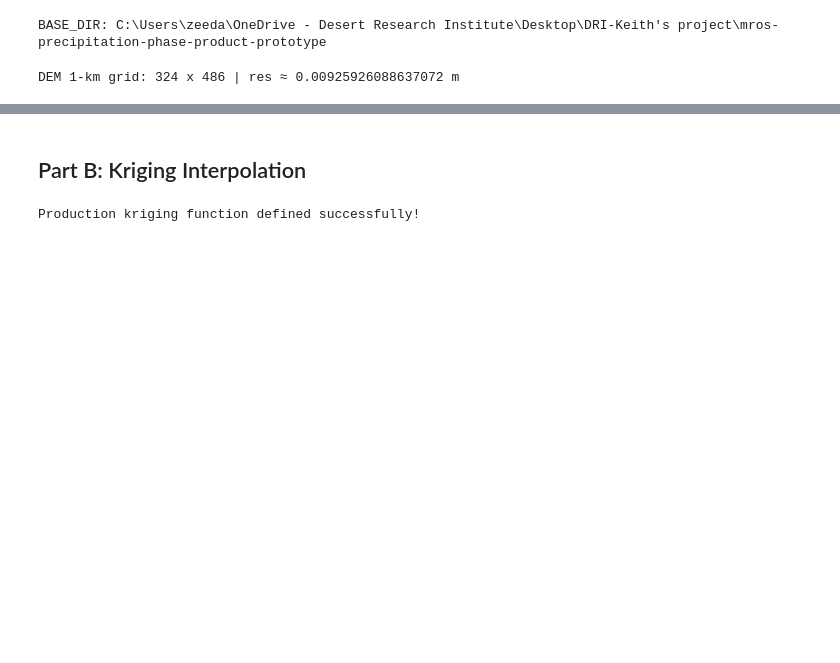
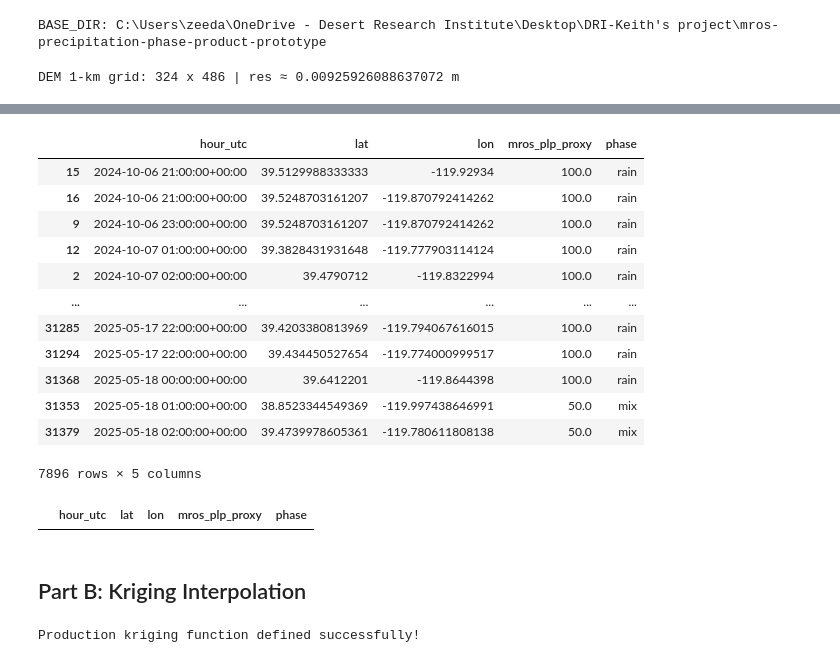
Before and after one commit to emmaaagolub/MRoS-phase-prediction, a Jupyter notebook: Scripts/data_assim_Krigging_hourly.ipynb, the cells around one changed output, grey strips where cells are left out. Drawn from its saved outputs; the diff is of its cells as text; code cells hidden in the pictures; blank space fills up the shorter version.

```diff
--- a/Scripts/data_assim_Krigging_hourly.ipynb
+++ b/Scripts/data_assim_Krigging_hourly.ipynb
@@ -152,0 +245,16 @@ mros     = pd.read_parquet(r"../outputs/hourly_pipeline/mros_hourly.parquet")
+# %%
+mros
+# %% [output]
+|  | hour_utc | lat | lon | mros_plp_proxy | phase |
+| 15 | 2024-10-06 21:00:00+00:00 | 39.5129988333333 | -119.92934 | 100.0 | rain |
+| 16 | 2024-10-06 21:00:00+00:00 | 39.5248703161207 | -119.870792414262 | 100.0 | rain |
+| 9 | 2024-10-06 23:00:00+00:00 | 39.5248703161207 | -119.870792414262 | 100.0 | rain |
+| 12 | 2024-10-07 01:00:00+00:00 | 39.3828431931648 | -119.777903114124 | 100.0 | rain |
+| 2 | 2024-10-07 02:00:00+00:00 | 39.4790712 | -119.8322994 | 100.0 | rain |
+| ... | ... | ... | ... | ... | ... |
+| 31285 | 2025-05-17 22:00:00+00:00 | 39.4203380813969 | -119.794067616015 | 100.0 | rain |
+| 31294 | 2025-05-17 22:00:00+00:00 | 39.434450527654 | -119.774000999517 | 100.0 | rain |
+| 31368 | 2025-05-18 00:00:00+00:00 | 39.6412201 | -119.8644398 | 100.0 | rain |
+| 31353 | 2025-05-18 01:00:00+00:00 | 38.8523344549369 | -119.997438646991 | 50.0 | mix |
+| 31379 | 2025-05-18 02:00:00+00:00 | 39.4739978605361 | -119.780611808138 | 50.0 | mix |
+7896 rows × 5 columns
@@ -153,3 +274,7 @@ mros     = pd.read_parquet(r"../outputs/hourly_pipeline/mros_hourly.parquet")
+# %%
+inside_mros
+# %% [output]
+|  | hour_utc | lat | lon | mros_plp_proxy | phase |
 # %% [markdown]
 ## Part B: Kriging Interpolation
 # %%
```
Also changed, not shown: parts of 14 cells of this notebook, 11 other files.
